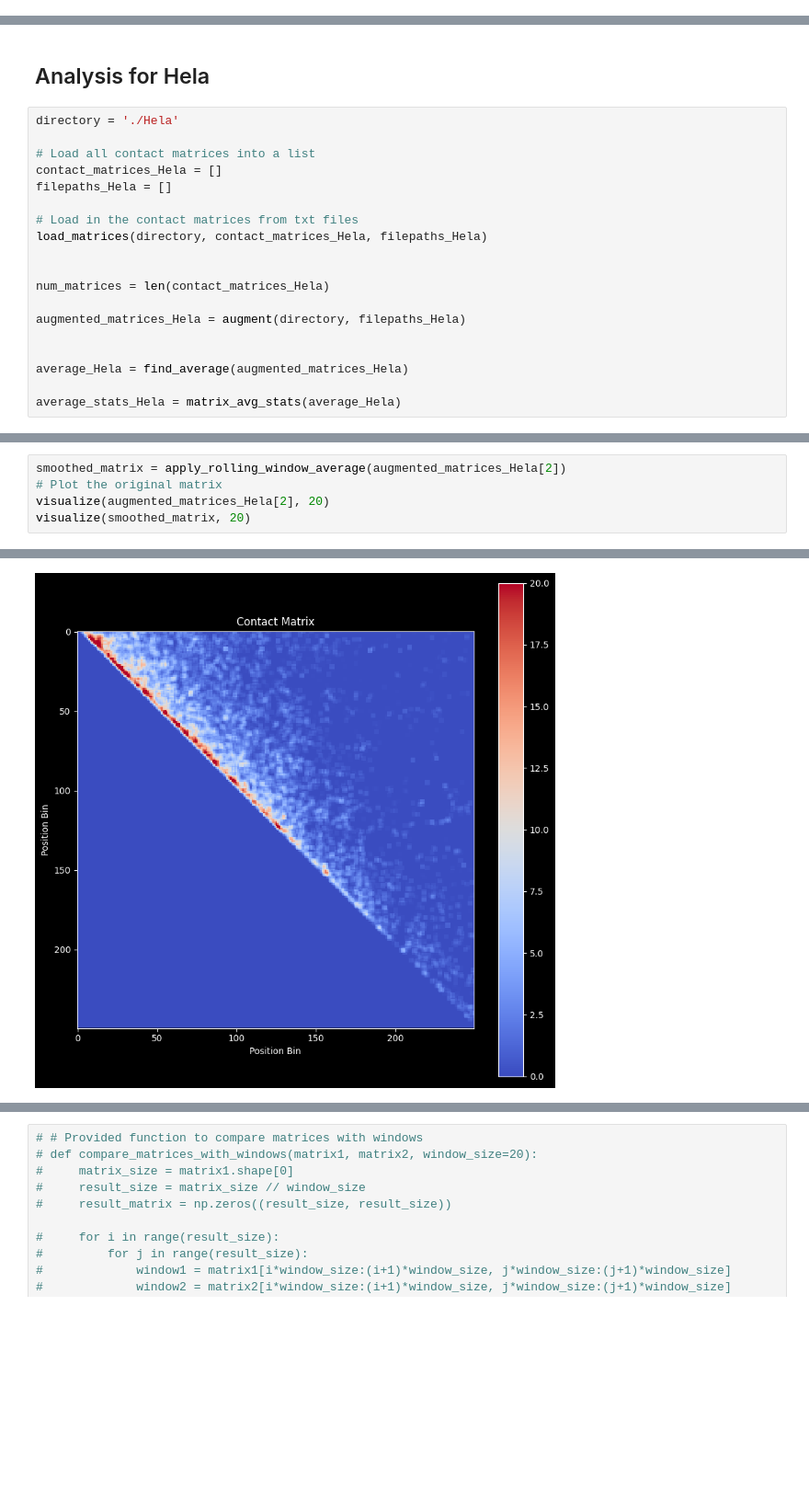
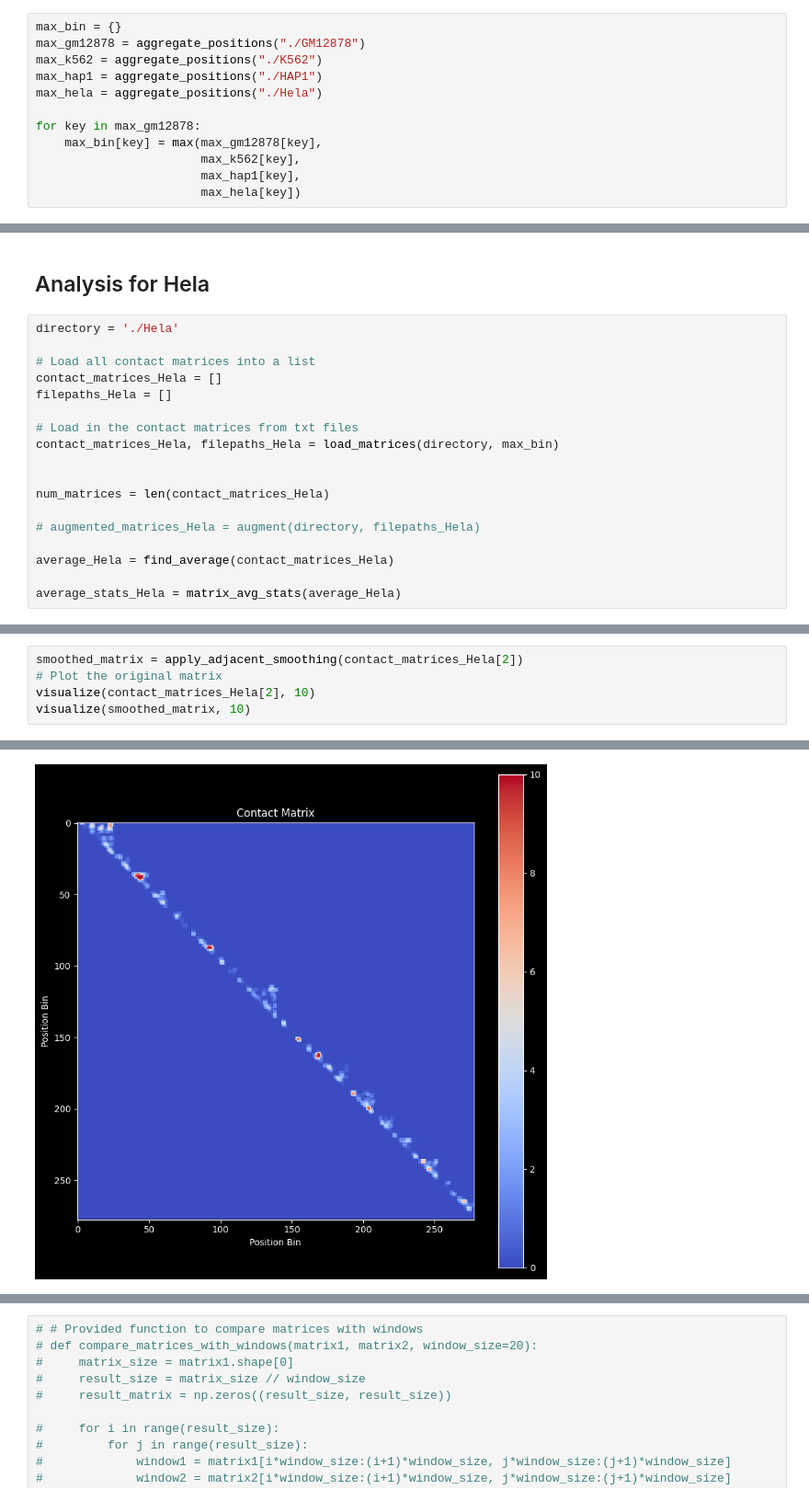
Before and after one commit to HaochongYANG/dna_heterogeneity, a Jupyter notebook: analysis.ipynb, the cells around one changed output, grey strips where cells are left out. Shown at 92% size. Drawn from its saved outputs; the diff is of its cells as text; blank space fills up the shorter version.

```diff
--- a/analysis.ipynb
+++ b/analysis.ipynb
@@ -286,0 +323,12 @@ def apply_rolling_window_average(matrix, window_size=3):
+# %%
+max_bin = {}
+max_gm12878 = aggregate_positions("./GM12878")
+max_k562 = aggregate_positions("./K562")
+max_hap1 = aggregate_positions("./HAP1")
+max_hela = aggregate_positions("./Hela")
+
+for key in max_gm12878:
+    max_bin[key] = max(max_gm12878[key],
+                       max_k562[key],
+                       max_hap1[key],
+                       max_hela[key])
@@ -347,15 +398,14 @@ contact_matrices_Hela = []
 filepaths_Hela = []
 
 # Load in the contact matrices from txt files
-load_matrices(directory, contact_matrices_Hela, filepaths_Hela)
+contact_matrices_Hela, filepaths_Hela = load_matrices(directory, max_bin)
 
 
 num_matrices = len(contact_matrices_Hela)
 
-augmented_matrices_Hela = augment(directory, filepaths_Hela)
+# augmented_matrices_Hela = augment(directory, filepaths_Hela)
 
-
-average_Hela = find_average(augmented_matrices_Hela)
+average_Hela = find_average(contact_matrices_Hela)
 
 average_stats_Hela = matrix_avg_stats(average_Hela)
 # %%
@@ -462,6 +547,6 @@ K562 sum: 1431.1875
 # %%
-smoothed_matrix = apply_rolling_window_average(augmented_matrices_Hela[2])
+smoothed_matrix = apply_adjacent_smoothing(contact_matrices_Hela[2])
 # Plot the original matrix
-visualize(augmented_matrices_Hela[2], 20)
-visualize(smoothed_matrix, 20)
+visualize(contact_matrices_Hela[2], 10)
+visualize(smoothed_matrix, 10)
 # %% [output]
@@ -469,4 +554,4 @@ visualize(smoothed_matrix, 20)
-[figure, old version]
+[figure, new version]
 # %%
 import seaborn as sns
 data = [average_GM12878, average_HAP1, average_Hela, average_K562]
```
Also changed, not shown: parts of 21 cells of this notebook.
